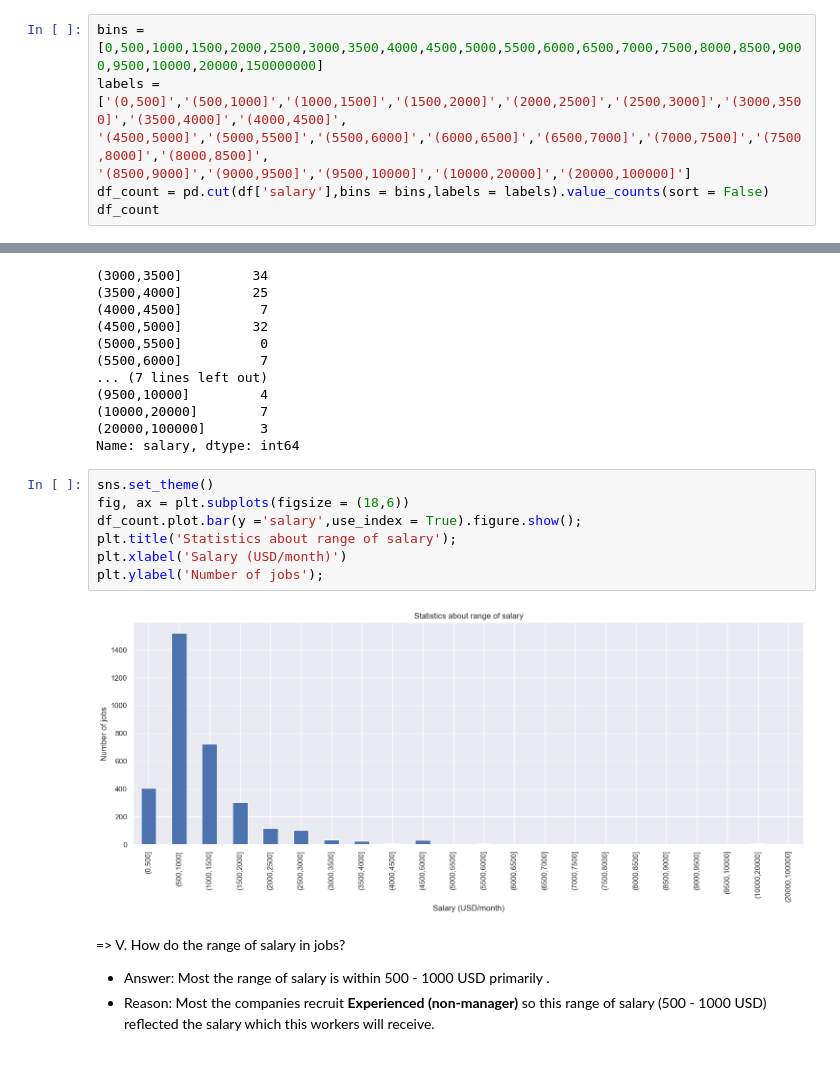
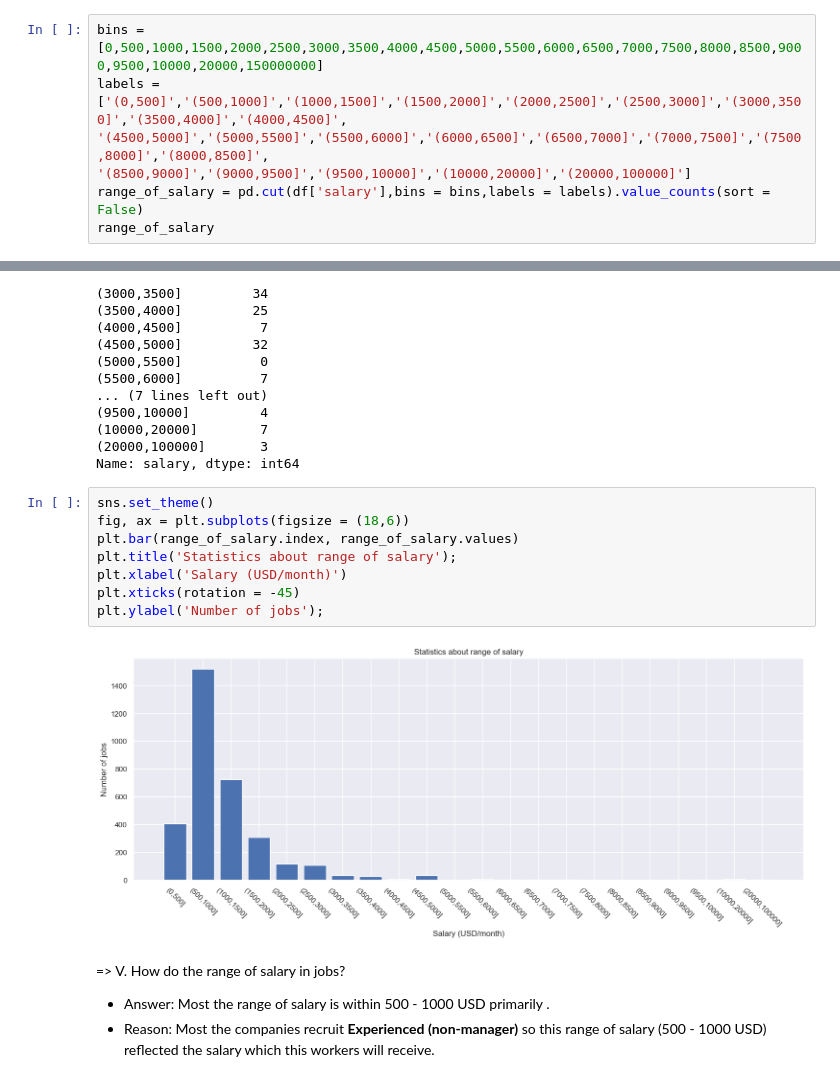
Before and after one commit to HThinhN/Project.VietNamJobs, a Jupyter notebook: P4_Data_Visualizing.ipynb, the cells around one changed output, grey strips where cells are left out. Cells and saved outputs as stored; diff of their text form.

```diff
--- a/P4_Data_Visualizing.ipynb
+++ b/P4_Data_Visualizing.ipynb
@@ -195,8 +195,8 @@ bins = [0,500,1000,1500,2000,2500,3000,3500,4000,4500,5000,5500,6000,6500,7000,7
 labels = ['(0,500]','(500,1000]','(1000,1500]','(1500,2000]','(2000,2500]','(2500,3000]','(3000,3500]','(3500,4000]','(4000,4500]',
 '(4500,5000]','(5000,5500]','(5500,6000]','(6000,6500]','(6500,7000]','(7000,7500]','(7500,8000]','(8000,8500]',
 '(8500,9000]','(9000,9500]','(9500,10000]','(10000,20000]','(20000,100000]']
-df_count = pd.cut(df['salary'],bins = bins,labels = labels).value_counts(sort = False)
-df_count
+range_of_salary = pd.cut(df['salary'],bins = bins,labels = labels).value_counts(sort = False)
+range_of_salary
 # %% [output]
 (0,500]            405
 (500,1000]        1520
@@ -218,12 +218,13 @@ Name: salary, dtype: int64
 # %%
 sns.set_theme()
 fig, ax = plt.subplots(figsize = (18,6))
-df_count.plot.bar(y ='salary',use_index = True).figure.show();
+plt.bar(range_of_salary.index, range_of_salary.values)
 plt.title('Statistics about range of salary');
 plt.xlabel('Salary (USD/month)')
+plt.xticks(rotation = -45)
 plt.ylabel('Number of jobs');
 # %% [output]
-[figure, old version]
+[figure, new version]
 # %% [markdown]
 => V. How do the range of salary in jobs?
 + Answer: Most the range of salary is within 500 - 1000 USD primarily .
```
Also changed, not shown: parts of 21 cells of this notebook, 2 other files.
